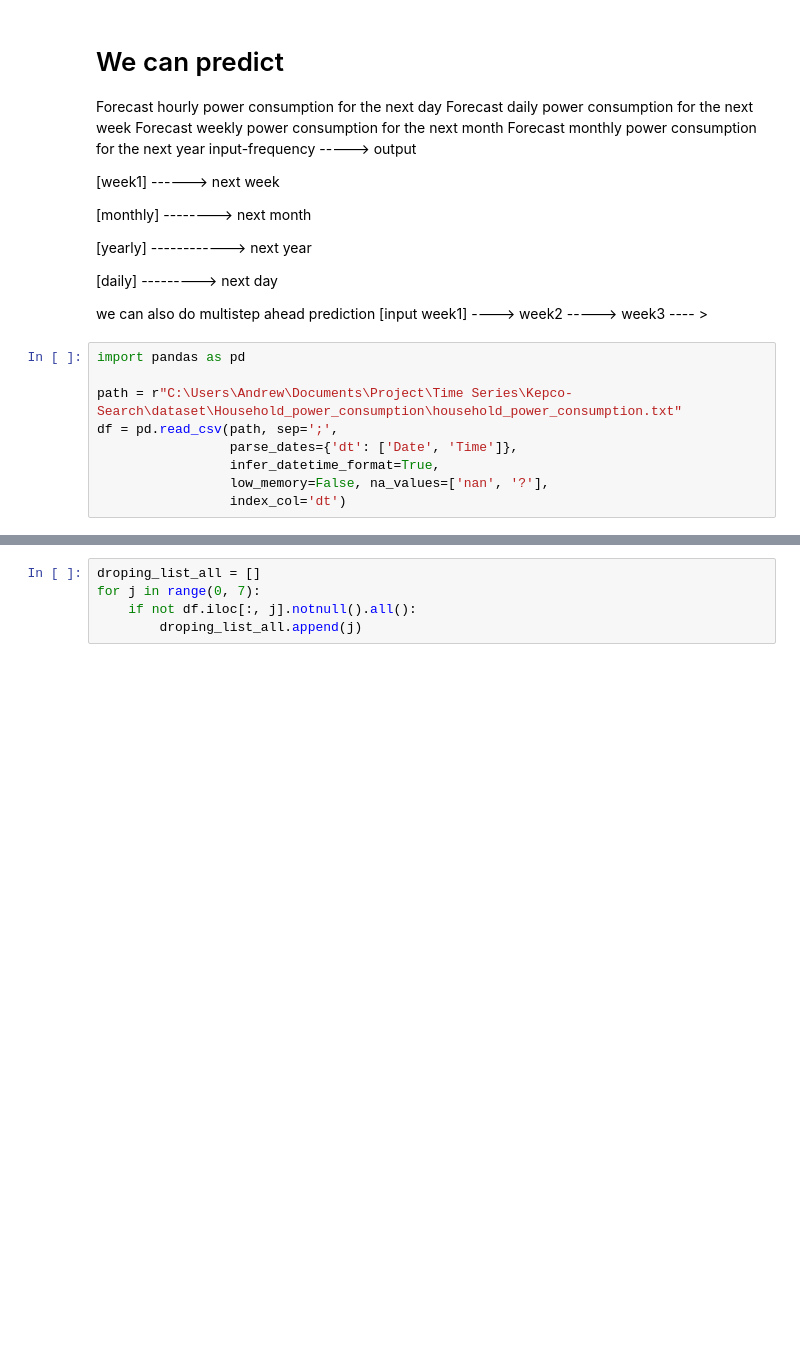
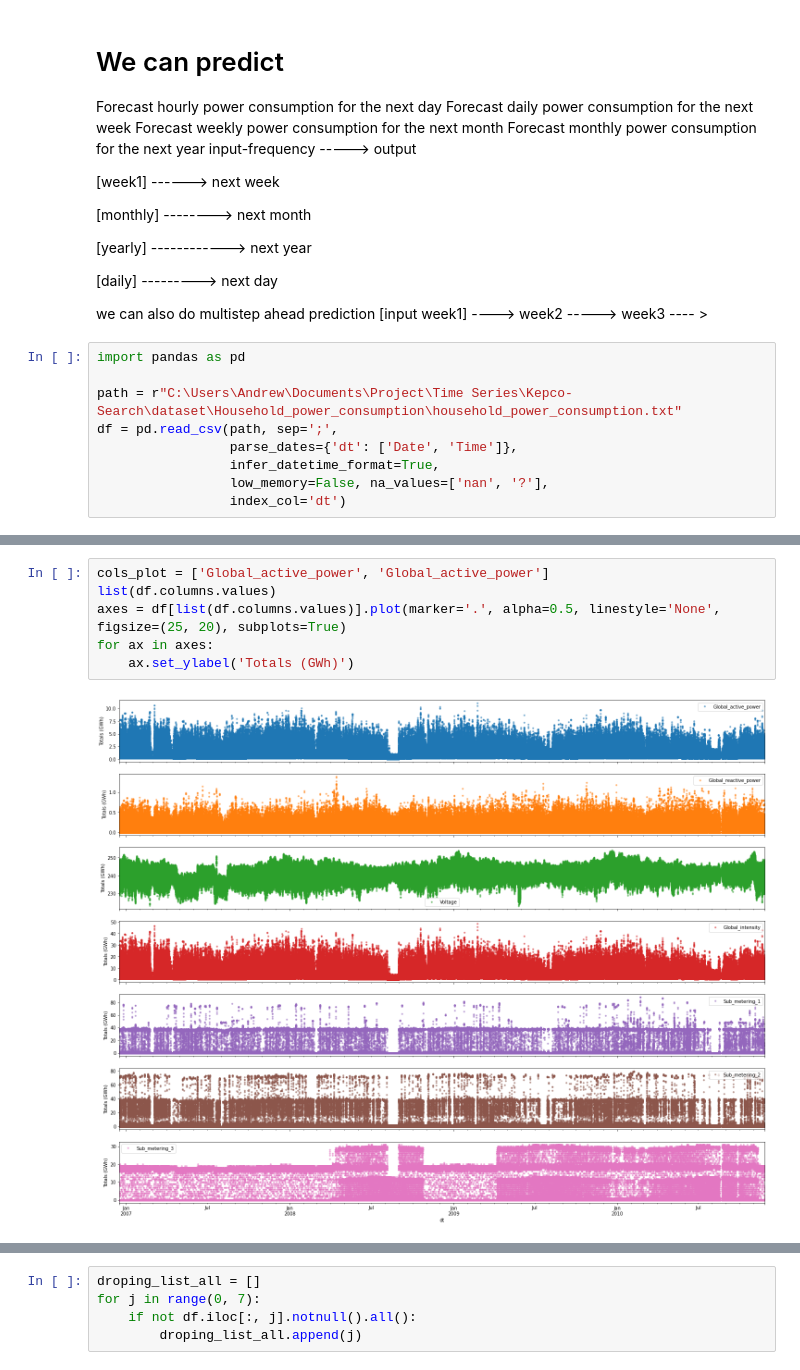
Before and after one commit to andrewlee1807/TSDatasets, a Jupyter notebook: household_electric_power_consumption.ipynb, the cells around one changed output, grey strips where cells are left out. Cells and saved outputs as stored; diff of their text form; blank space fills up the shorter version.

```diff
--- a/household_electric_power_consumption.ipynb
+++ b/household_electric_power_consumption.ipynb
@@ -37,0 +82,8 @@ df.head()
+# %%
+cols_plot = ['Global_active_power', 'Global_active_power']
+list(df.columns.values)
+axes = df[list(df.columns.values)].plot(marker='.', alpha=0.5, linestyle='None', figsize=(25, 20), subplots=True)
+for ax in axes:
+    ax.set_ylabel('Totals (GWh)')
+# %% [output]
+[figure, added]
```
Also changed, not shown: parts of 9 cells of this notebook, 2 other files.
